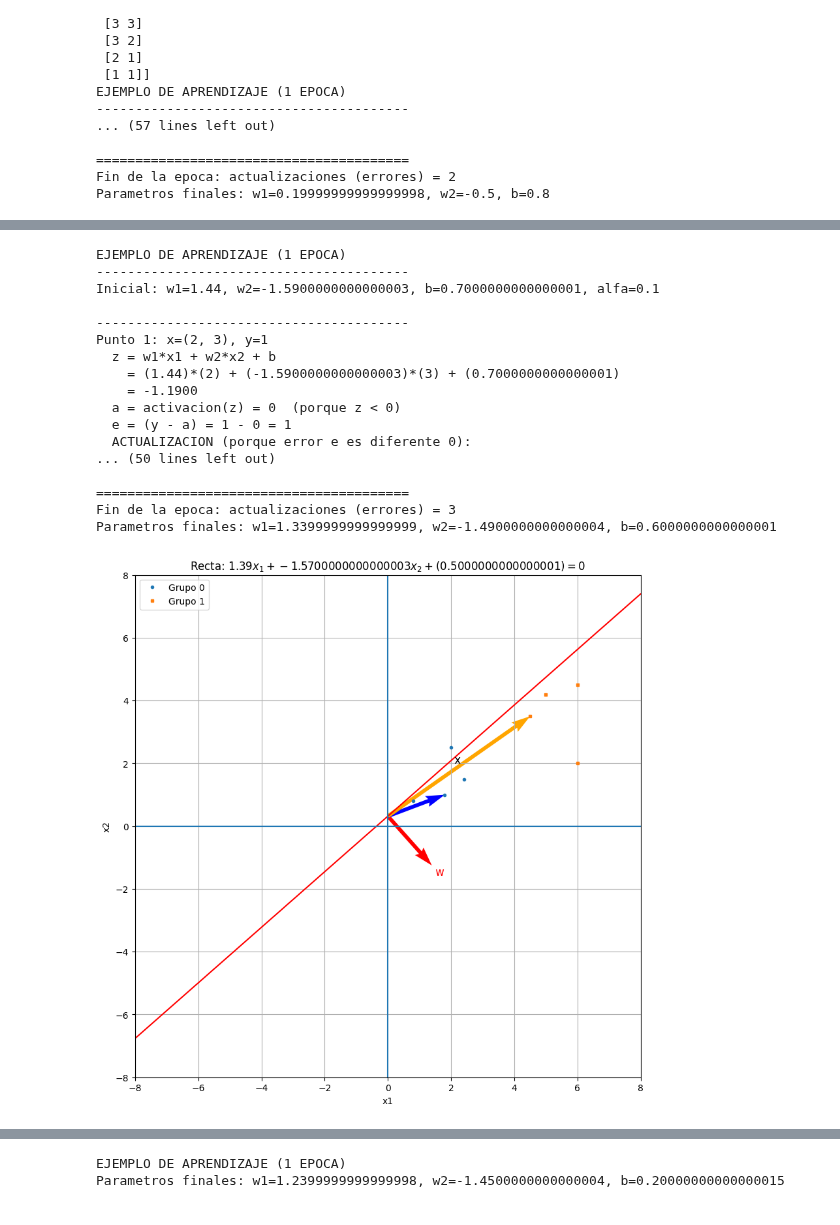
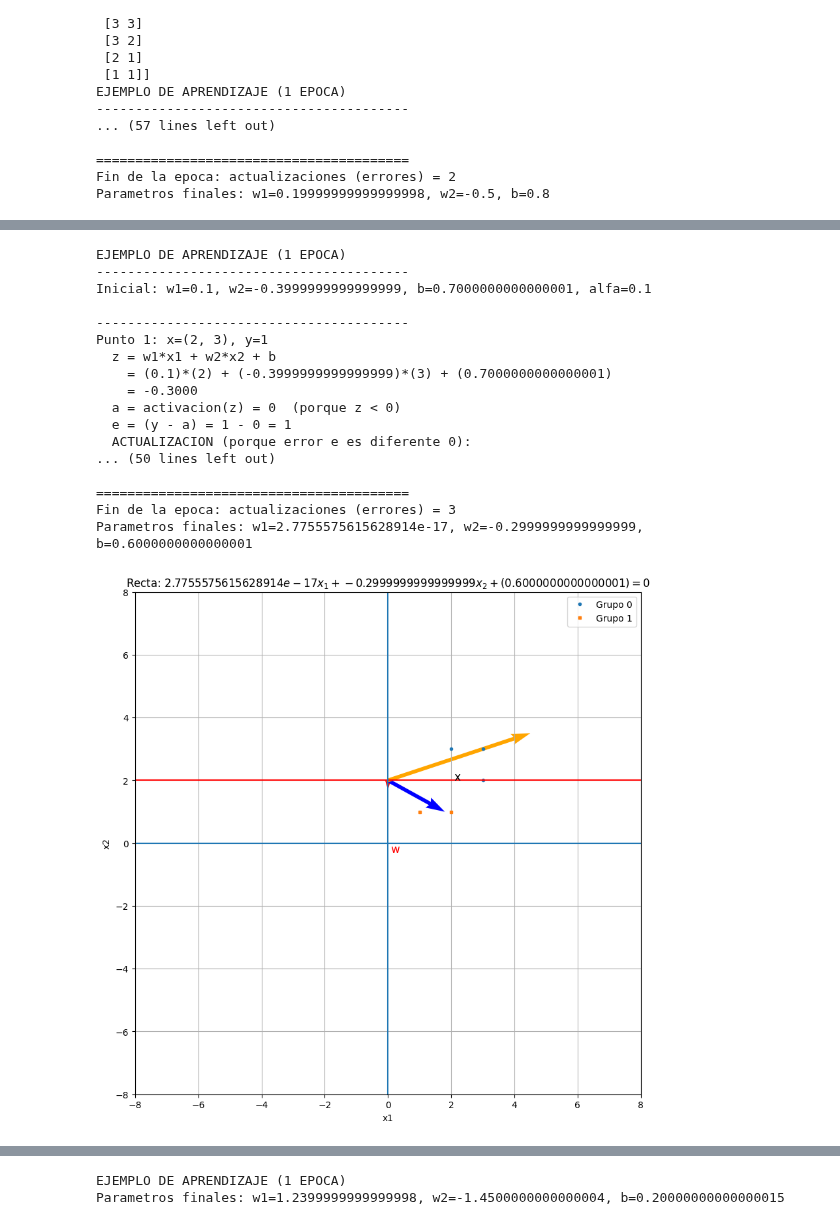
Before and after one commit to JavierPeraltaAzagra/Big-Data-e-IA, a Jupyter notebook: Sistemas de aprendizaje automático/RA4/perceptron.ipynb, the cells around one changed output, grey strips where cells are left out. Cells and saved outputs as stored; diff of their text form; code cells hidden in the pictures.

Commit message:
Perceptron y  ajuste Parking

```diff
--- a/Sistemas de aprendizaje automático/RA4/perceptron.ipynb
+++ b/Sistemas de aprendizaje automático/RA4/perceptron.ipynb
@@ -539,12 +539,12 @@ import matplotlib.pyplot as plt
 def encontrar_recta_separa_grupos(w1, w2, b):
     plt.figure(figsize=(10, 10))
    # Grupo 0 (azul)
-    x0 = [0.8, 1.8, 2.0, 2.4]
-    y0 = [0.8, 1.0, 2.5, 1.5]
+    x0 = [2, 3, 3]
+    y0 = [3, 3, 2]
 
     # Grupo 1 (naranja)
-    x1 = [4.5, 5.0, 6.0, 6.0]
-    y1 = [3.5, 4.2, 4.5, 2.0]
+    x1 = [2, 1]
+    y1 = [1, 1]
 
     # Dibujamos cada grupo con distinto color y marcador
     plt.plot(x0, y0, 'o', label="Grupo 0", markersize=3)
@@ -617,9 +617,9 @@ def encontrar_recta_separa_grupos(w1, w2, b):
     plt.show()
 
 # valores inciales (aleatorios) de w1, w2 y b
-w1 = 1
-w2 = -2
-b = 0.45
+w1 = 0.5
+w2 = -0.3
+b = 1
 encontrar_recta_separa_grupos(w1, w2, b)
 
 
@@ -1105,7 +1105,7 @@ encontrar_recta_separa_grupos(w1=1.69, w2=-1.4100000000000001, b=1.0)
 # %%
-w1_init = 1.69
-w2_init = -1.4100000000000001
-b_init = 1
+w1_init = w1_final
+w2_init = w2_final
+b_init = b_final
 w1_final, w2_final, b_final = perceptron_una_epoca(X, y, w1_init, w2_init, b_init)
 # %% [output]
 EJEMPLO DE APRENDIZAJE (1 EPOCA)
@@ -1132,15 +1132,15 @@ encontrar_recta_separa_grupos(w1=1.44, w2=-1.5900000000000003, b=0.7000000000000
 # %%
-w1_final, w2_final, b_final = perceptron_una_epoca(X, y, w1=1.44, w2=-1.5900000000000003, b=0.7000000000000001)
+w1_final, w2_final, b_final = perceptron_una_epoca(X, y, w1=w1_final, w2=w2_final, b=b_final)
 # %% [output]
 EJEMPLO DE APRENDIZAJE (1 EPOCA)
 ----------------------------------------
-Inicial: w1=1.44, w2=-1.5900000000000003, b=0.7000000000000001, alfa=0.1
+Inicial: w1=0.1, w2=-0.3999999999999999, b=0.7000000000000001, alfa=0.1
 
 ----------------------------------------
 Punto 1: x=(2, 3), y=1
   z = w1*x1 + w2*x2 + b
-    = (1.44)*(2) + (-1.5900000000000003)*(3) + (0.7000000000000001)
-    = -1.1900
+    = (0.1)*(2) + (-0.3999999999999999)*(3) + (0.7000000000000001)
+    = -0.3000
   a = activacion(z) = 0  (porque z < 0)
   e = (y - a) = 1 - 0 = 1
   ACTUALIZACION (porque error e es diferente 0):
@@ -1148,9 +1148,9 @@ Punto 1: x=(2, 3), y=1
 
 ========================================
 Fin de la epoca: actualizaciones (errores) = 3
-Parametros finales: w1=1.3399999999999999, w2=-1.4900000000000004, b=0.6000000000000001
+Parametros finales: w1=2.7755575615628914e-17, w2=-0.2999999999999999, b=0.6000000000000001
 # %%
-encontrar_recta_separa_grupos(w1=1.39, w2=-1.5700000000000003, b=0.5000000000000001)
+encontrar_recta_separa_grupos(w1=w1_final, w2=w2_final, b=b_final)
 # %% [output]
-[figure, old version]
+[figure, new version]
 # %%
```
Also changed, not shown: parts of 28 cells of this notebook, 1 other file.
